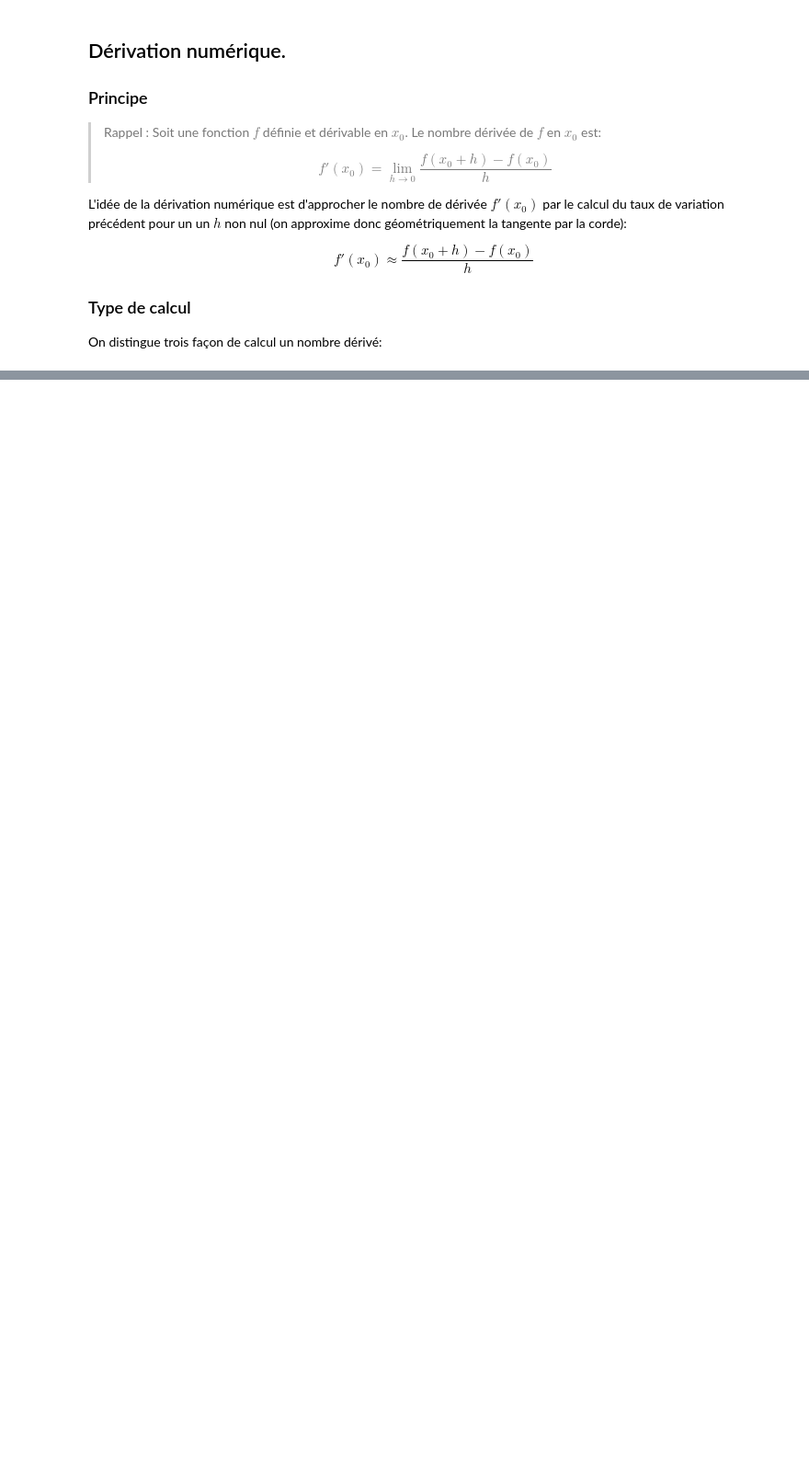
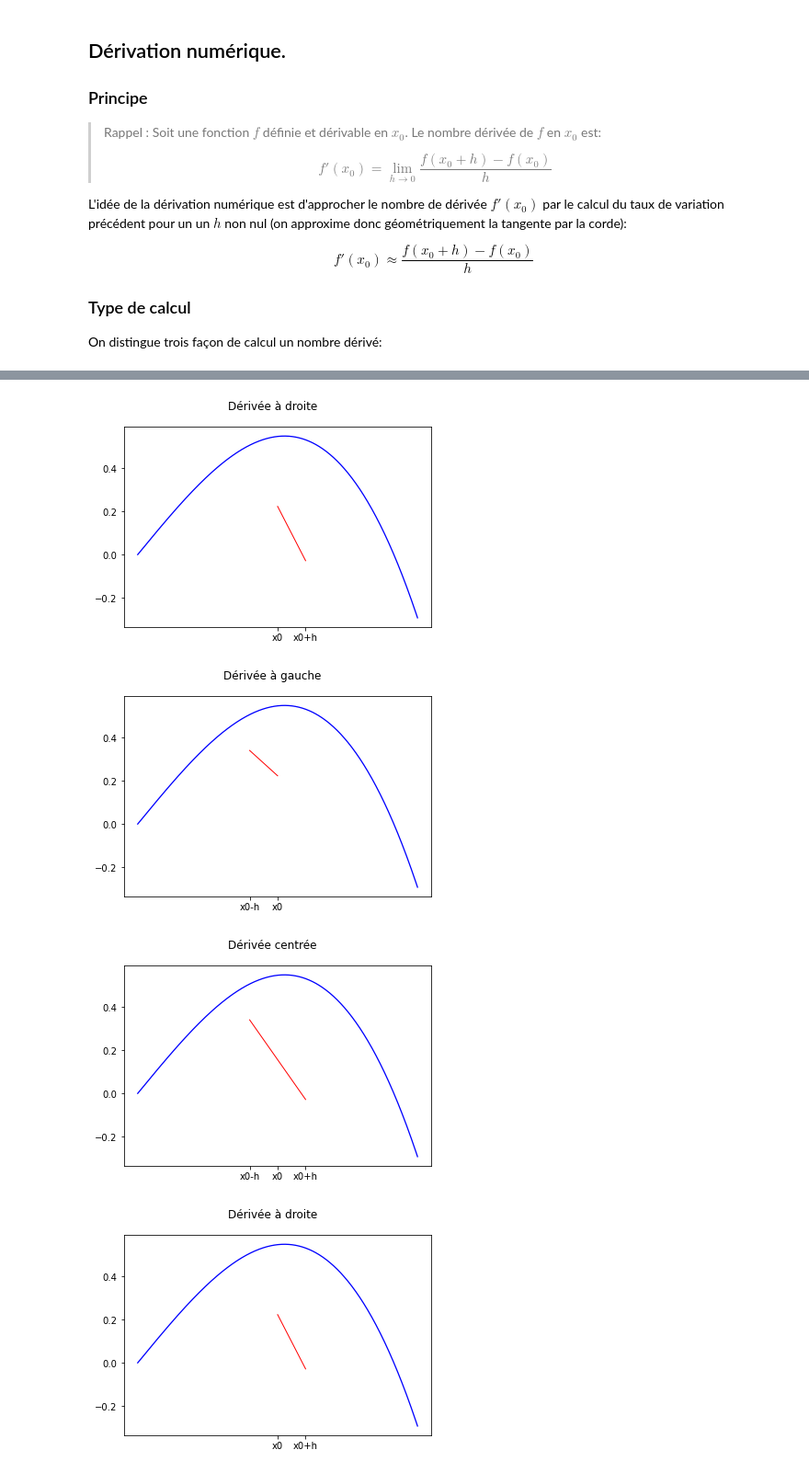
Before and after one commit to pcsi3physiquestan/capacites_numeriques, a Jupyter notebook: _sources/derivation_integration.ipynb, the cells around one changed output, grey strips where cells are left out. Shown: that part at 92% size. Saved outputs shown, nothing was run; the diff lists cells and outputs as text; code cells hidden in the pictures; blank space fills up the shorter version.

```diff
--- a/_sources/derivation_integration.ipynb
+++ b/_sources/derivation_integration.ipynb
@@ -44,7 +44,7 @@ glue("deriv_d", f, display="False")
 
 f, ax = plt.subplots()
 f.suptitle("Dérivée à gauche")
-ax.plot(x, y linewidth=1.3, color="blue")
+ax.plot(x, y, linewidth=1.3, color="blue")
 ax.plot(xg, yg, linewidth=1, color="red")
 ax.set_xticks(xg)
 ax.set_xticklabels(["x0-h", "x0"])
@@ -61,0 +61,4 @@ SyntaxError: invalid syntax (<ipython-input-1-e79f4ffe4054>, line 28)
+[figure, added]
+[figure, added]
+[figure, added]
+[figure, added]
```
Also changed, not shown: parts of 1 cell of this notebook, 5 other files.
